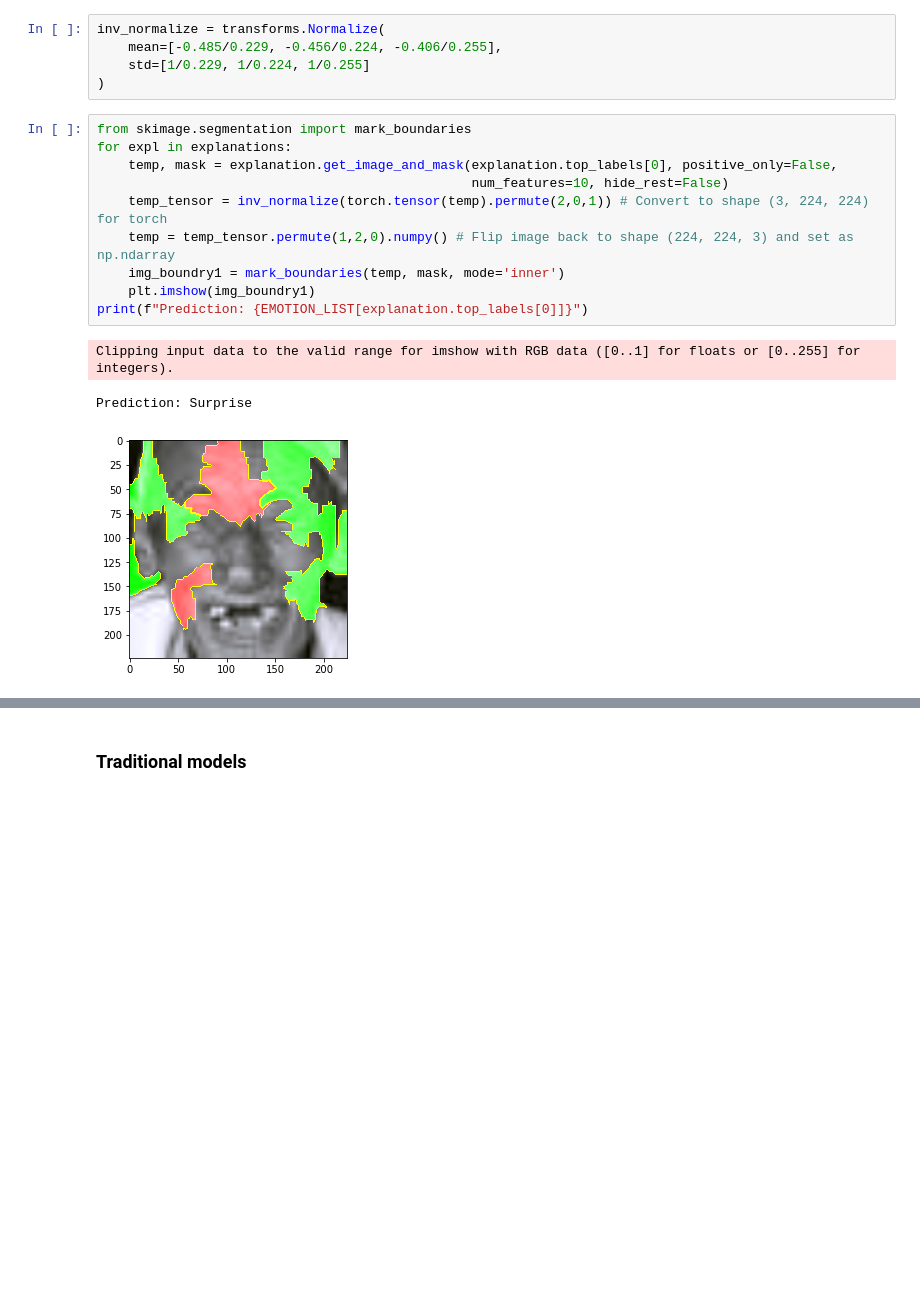
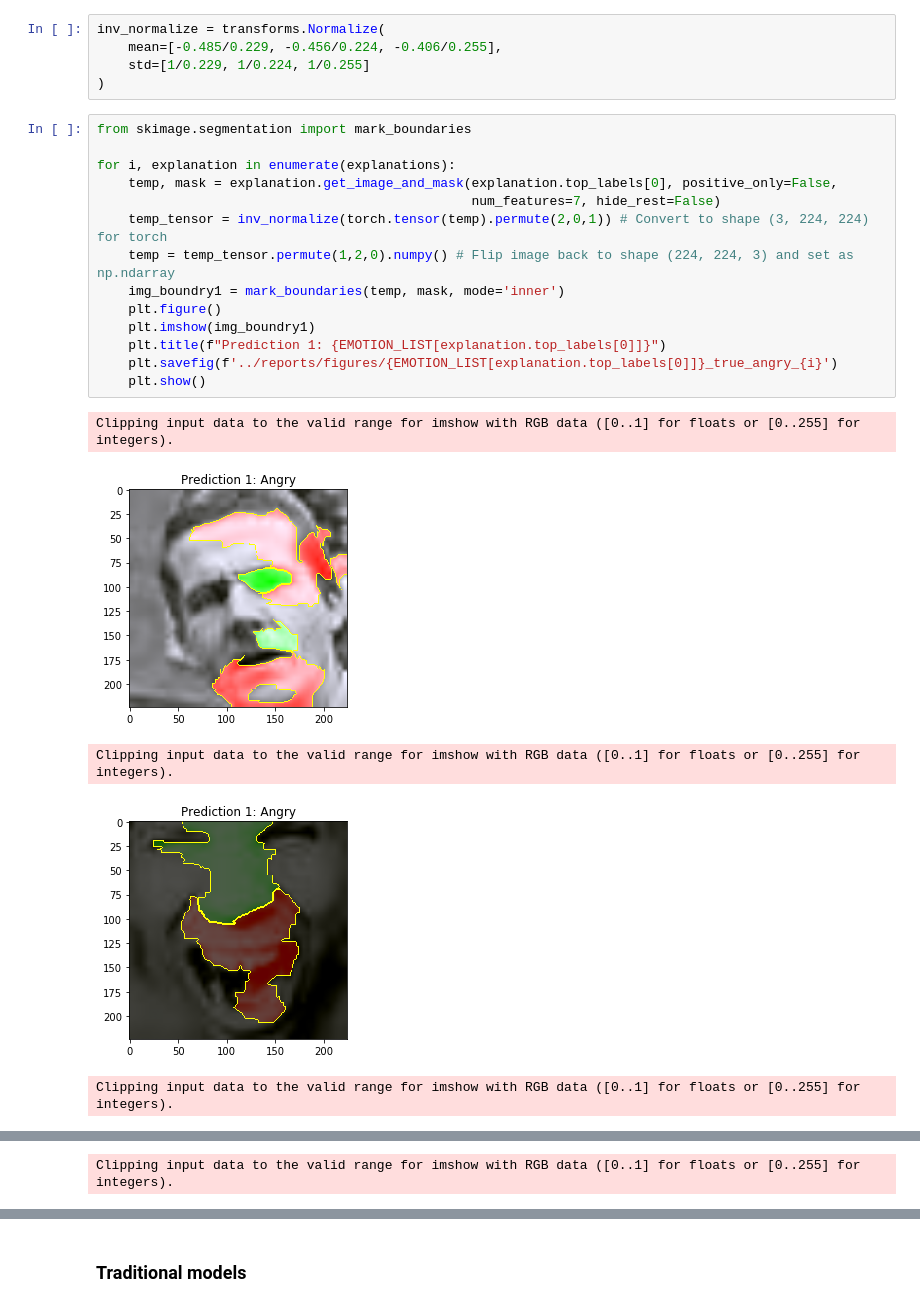
Before and after one commit to TeemuSo/Loop-Q-prize, a Jupyter notebook: notebooks/0.4-visualization.ipynb, the cells around one changed output, grey strips where cells are left out. Drawn from its saved outputs; the diff is of its cells as text; blank space fills up the shorter version.

```diff
--- a/notebooks/0.4-visualization.ipynb
+++ b/notebooks/0.4-visualization.ipynb
@@ -311,15 +267,21 @@ inv_normalize = transforms.Normalize(
 )
 # %%
 from skimage.segmentation import mark_boundaries
-for expl in explanations:
+
+for i, explanation in enumerate(explanations):
     temp, mask = explanation.get_image_and_mask(explanation.top_labels[0], positive_only=False,
-                                                num_features=10, hide_rest=False)
+                                                num_features=7, hide_rest=False)
     temp_tensor = inv_normalize(torch.tensor(temp).permute(2,0,1)) # Convert to shape (3, 224, 224) for torch
     temp = temp_tensor.permute(1,2,0).numpy() # Flip image back to shape (224, 224, 3) and set as np.ndarray
     img_boundry1 = mark_boundaries(temp, mask, mode='inner')
+    plt.figure()
     plt.imshow(img_boundry1)
-print(f"Prediction: {EMOTION_LIST[explanation.top_labels[0]]}")
+    plt.title(f"Prediction 1: {EMOTION_LIST[explanation.top_labels[0]]}")
+    plt.savefig(f'../reports/figures/{EMOTION_LIST[explanation.top_labels[0]]}_true_angry_{i}')
+    plt.show()
 # %% [output]
 Clipping input data to the valid range for imshow with RGB data ([0..1] for floats or [0..255] for integers).
+[figure, new version]
-Prediction: Surprise
+Clipping input data to the valid range for imshow with RGB data ([0..1] for floats or [0..255] for integers).
-[figure, old version]
+[figure, added]
+Clipping input data to the valid range for imshow with RGB data ([0..1] for floats or [0..255] for integers).
@@ -325,0 +290 @@ Prediction: Surprise
+Clipping input data to the valid range for imshow with RGB data ([0..1] for floats or [0..255] for integers).
```
Also changed, not shown: parts of 28 cells of this notebook, 3 other files.
